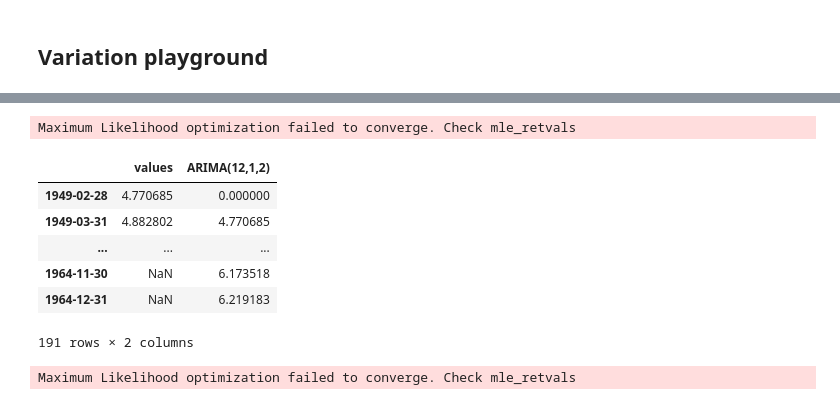
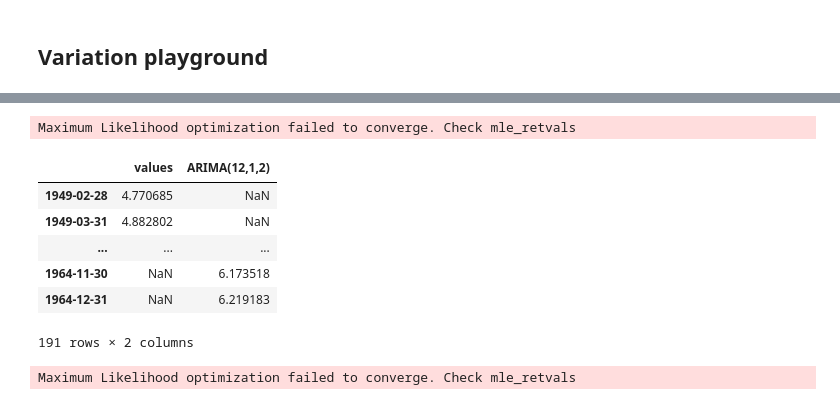
Before and after one commit to myothergit/python-for-time-series-forecasting-5246009, a Jupyter notebook: notebooks/2_Modelling/2_ARIMA/Code.ipynb, the cells around one changed output, grey strips where cells are left out. Saved outputs shown, nothing was run; the diff lists cells and outputs as text; code cells hidden in the pictures.

```diff
--- a/notebooks/2_Modelling/2_ARIMA/Code.ipynb
+++ b/notebooks/2_Modelling/2_ARIMA/Code.ipynb
@@ -663,13 +671,18 @@ from modules import utils
 # %%
-df = df[['values']]
+# df_forecast = utils.get_model_forecast(df, 'values', order=(12, 1, 2))
+df_forecast = utils.get_model_forecast(
+    data_frame=df,
+    column='values',
+    order=(12, 1, 2),
+    historical_predictions=False    # lo incorporé porque sino los forecast quedaban con la fecha desde el inicio de los valores reales (ver if historical_predictions en la función get_model_forecast que está en utils.py)
+)
 
-df_forecast = utils.get_model_forecast(df, 'values', order=(12, 1, 2))
 df_forecast
 # %% [output]
 Maximum Likelihood optimization failed to converge. Check mle_retvals
 |  | values | ARIMA(12,1,2) |
-| 1949-02-28 | 4.770685 | 0.000000 |
-| 1949-03-31 | 4.882802 | 4.770685 |
+| 1949-02-28 | 4.770685 | NaN |
+| 1949-03-31 | 4.882802 | NaN |
 | ... | ... | ... |
 | 1964-11-30 | NaN | 6.173518 |
 | 1964-12-31 | NaN | 6.219183 |
```
Also changed, not shown: parts of 31 cells of this notebook.
